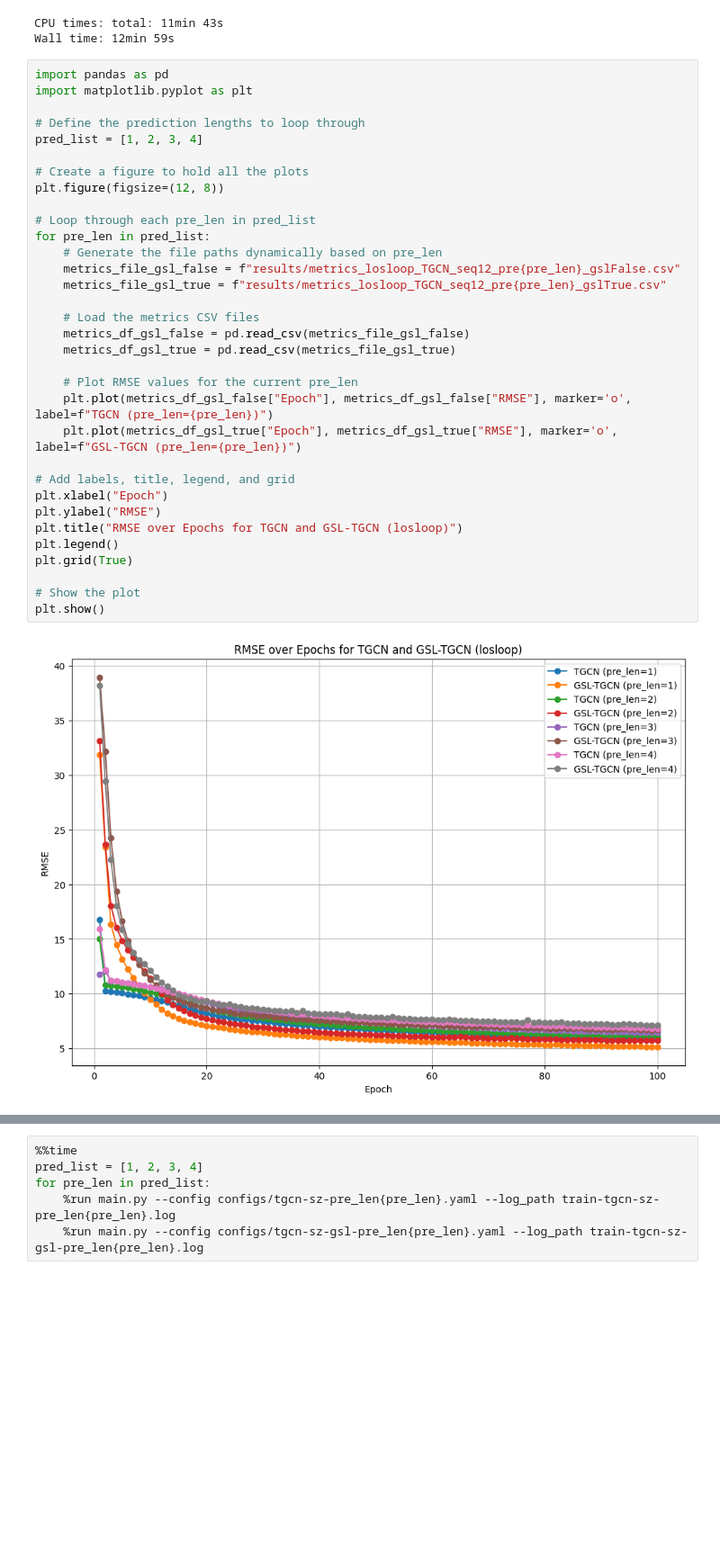
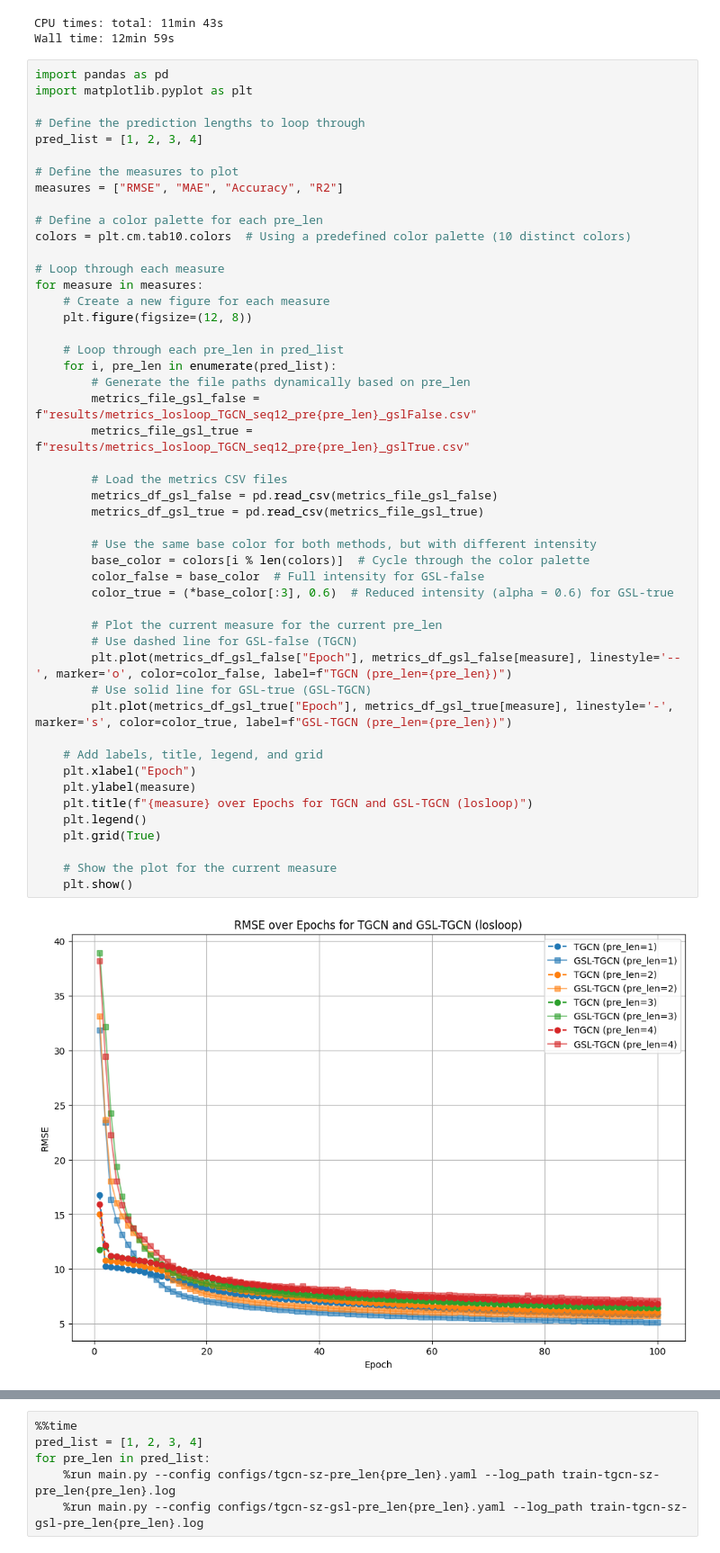
Before and after one commit to mamintoosi-papers-codes/TGCN-PyTorch, a Jupyter notebook: main.ipynb, the cells around one changed output, grey strips where cells are left out. Shown at 90% size. Drawn from its saved outputs; the diff is of its cells as text; blank space fills up the shorter version.

```diff
--- a/main.ipynb
+++ b/main.ipynb
@@ -32,35 +32,50 @@ Wall time: 12min 59s
 # %%
 import pandas as pd
 import matplotlib.pyplot as plt
 
 # Define the prediction lengths to loop through
 pred_list = [1, 2, 3, 4]
 
-# Create a figure to hold all the plots
-plt.figure(figsize=(12, 8))
+# Define the measures to plot
+measures = ["RMSE", "MAE", "Accuracy", "R2"]
 
-# Loop through each pre_len in pred_list
-for pre_len in pred_list:
-    # Generate the file paths dynamically based on pre_len
-    metrics_file_gsl_false = f"results/metrics_losloop_TGCN_seq12_pre{pre_len}_gslFalse.csv"
-    metrics_file_gsl_true = f"results/metrics_losloop_TGCN_seq12_pre{pre_len}_gslTrue.csv"
+# Define a color palette for each pre_len
+colors = plt.cm.tab10.colors  # Using a predefined color palette (10 distinct colors)
 
-    # Load the metrics CSV files
-    metrics_df_gsl_false = pd.read_csv(metrics_file_gsl_false)
-    metrics_df_gsl_true = pd.read_csv(metrics_file_gsl_true)
+# Loop through each measure
+for measure in measures:
+    # Create a new figure for each measure
+    plt.figure(figsize=(12, 8))
 
-    # Plot RMSE values for the current pre_len
-    plt.plot(metrics_df_gsl_false["Epoch"], metrics_df_gsl_false["RMSE"], marker='o', label=f"TGCN (pre_len={pre_len})")
-    plt.plot(metrics_df_gsl_true["Epoch"], metrics_df_gsl_true["RMSE"], marker='o', label=f"GSL-TGCN (pre_len={pre_len})")
+    # Loop through each pre_len in pred_list
+    for i, pre_len in enumerate(pred_list):
+        # Generate the file paths dynamically based on pre_len
+        metrics_file_gsl_false = f"results/metrics_losloop_TGCN_seq12_pre{pre_len}_gslFalse.csv"
+        metrics_file_gsl_true = f"results/metrics_losloop_TGCN_seq12_pre{pre_len}_gslTrue.csv"
 
-# Add labels, title, legend, and grid
-plt.xlabel("Epoch")
-plt.ylabel("RMSE")
-plt.title("RMSE over Epochs for TGCN and GSL-TGCN (losloop)")
-plt.legend()
-plt.grid(True)
+        # Load the metrics CSV files
+        metrics_df_gsl_false = pd.read_csv(metrics_file_gsl_false)
+        metrics_df_gsl_true = pd.read_csv(metrics_file_gsl_true)
 
-# Show the plot
-plt.show()
+        # Use the same base color for both methods, but with different intensity
+        base_color = colors[i % len(colors)]  # Cycle through the color palette
+        color_false = base_color  # Full intensity for GSL-false
+        color_true = (*base_color[:3], 0.6)  # Reduced intensity (alpha = 0.6) for GSL-true
+
+        # Plot the current measure for the current pre_len
+        # Use dashed line for GSL-false (TGCN)
+        plt.plot(metrics_df_gsl_false["Epoch"], metrics_df_gsl_false[measure], linestyle='--', marker='o', color=color_false, label=f"TGCN (pre_len={pre_len})")
+        # Use solid line for GSL-true (GSL-TGCN)
+        plt.plot(metrics_df_gsl_true["Epoch"], metrics_df_gsl_true[measure], linestyle='-', marker='s', color=color_true, label=f"GSL-TGCN (pre_len={pre_len})")
+
+    # Add labels, title, legend, and grid
+    plt.xlabel("Epoch")
+    plt.ylabel(measure)
+    plt.title(f"{measure} over Epochs for TGCN and GSL-TGCN (losloop)")
+    plt.legend()
+    plt.grid(True)
+
+    # Show the plot for the current measure
+    plt.show()
 # %% [output]
-[figure, old version]
+[figure, new version]
```
Also changed, not shown: parts of 5 cells of this notebook.
